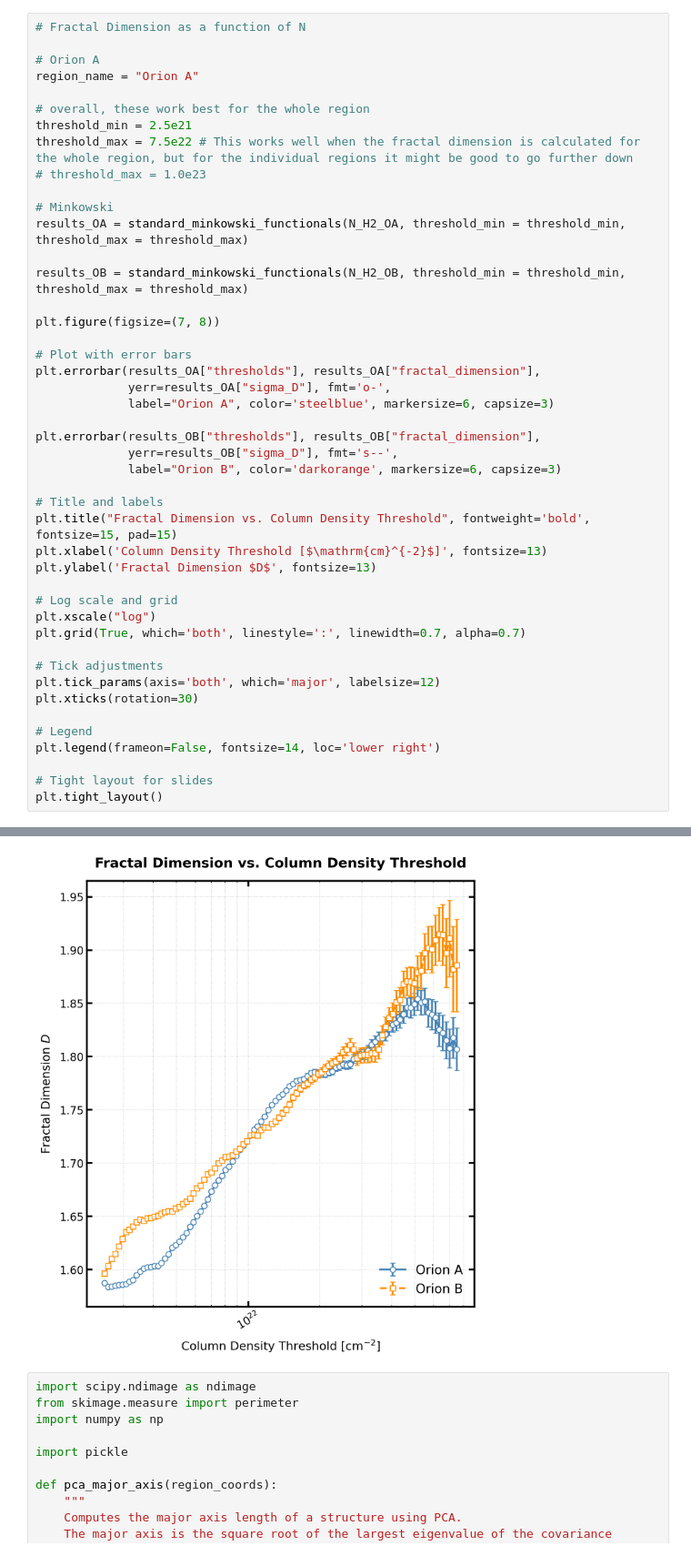
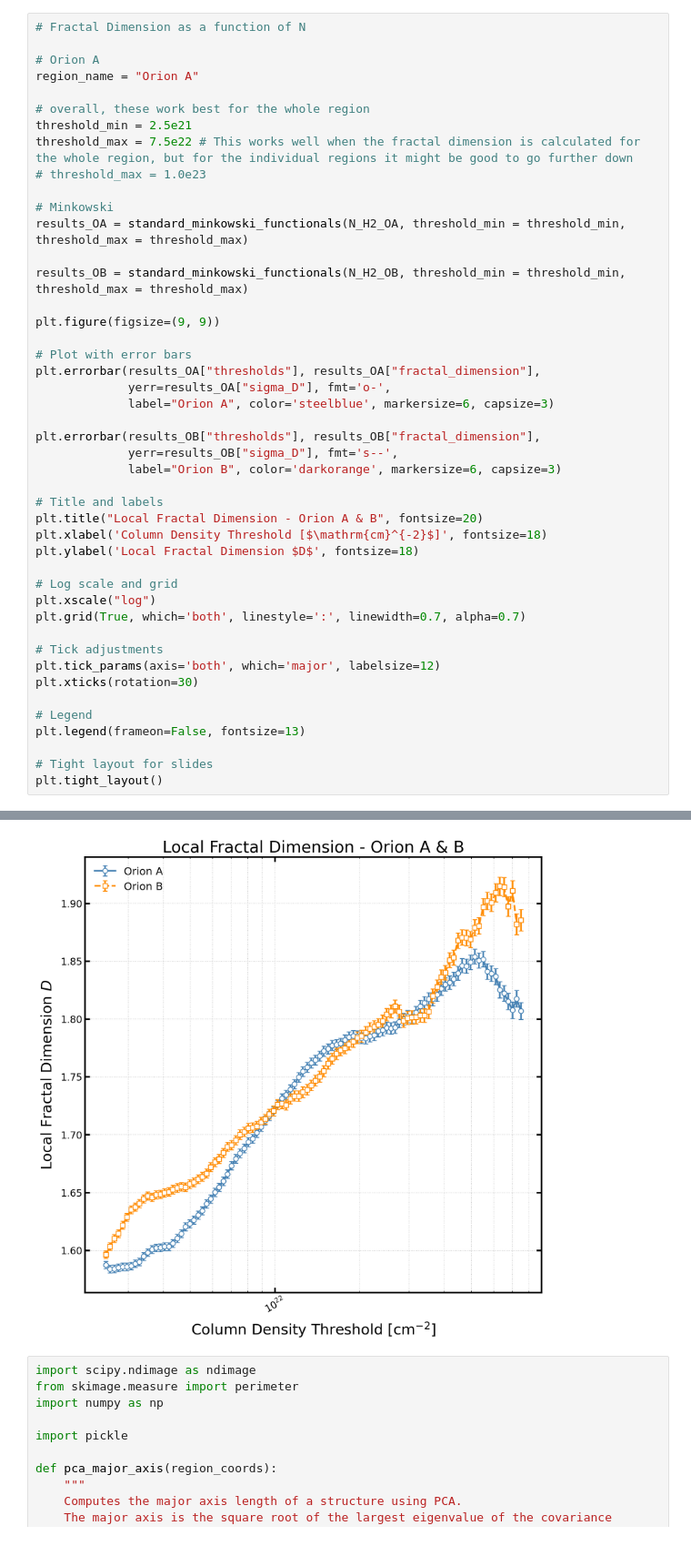
Before and after one commit to SimoneSped/fractal_OMC, a Jupyter notebook: Local_Properties.ipynb, the cells around one changed output, grey strips where cells are left out. Shown at 91% size. Drawn from its saved outputs; the diff is of its cells as text.

```diff
--- a/Local_Properties.ipynb
+++ b/Local_Properties.ipynb
@@ -46,39 +46,39 @@ results_OA = standard_minkowski_functionals(N_H2_OA, threshold_min = threshold_m
 
 results_OB = standard_minkowski_functionals(N_H2_OB, threshold_min = threshold_min, threshold_max = threshold_max)
 
-plt.figure(figsize=(7, 8))
+plt.figure(figsize=(9, 9))
 
 # Plot with error bars
 plt.errorbar(results_OA["thresholds"], results_OA["fractal_dimension"],
              yerr=results_OA["sigma_D"], fmt='o-',
              label="Orion A", color='steelblue', markersize=6, capsize=3)
 
 plt.errorbar(results_OB["thresholds"], results_OB["fractal_dimension"],
              yerr=results_OB["sigma_D"], fmt='s--',
              label="Orion B", color='darkorange', markersize=6, capsize=3)
 
 # Title and labels
-plt.title("Fractal Dimension vs. Column Density Threshold", fontweight='bold', fontsize=15, pad=15)
-plt.xlabel('Column Density Threshold [$\mathrm{cm}^{-2}$]', fontsize=13)
-plt.ylabel('Fractal Dimension $D$', fontsize=13)
+plt.title("Local Fractal Dimension - Orion A & B", fontsize=20)
+plt.xlabel('Column Density Threshold [$\mathrm{cm}^{-2}$]', fontsize=18)
+plt.ylabel('Local Fractal Dimension $D$', fontsize=18)
 
 # Log scale and grid
 plt.xscale("log")
 plt.grid(True, which='both', linestyle=':', linewidth=0.7, alpha=0.7)
 
 # Tick adjustments
 plt.tick_params(axis='both', which='major', labelsize=12)
 plt.xticks(rotation=30)
 
 # Legend
-plt.legend(frameon=False, fontsize=14, loc='lower right')
+plt.legend(frameon=False, fontsize=13)
 
 # Tight layout for slides
 plt.tight_layout()
 # %% [output]
 2.9388857827004227
 2.859715631165698
-[figure, old version]
+[figure, new version]
 # %%
 import scipy.ndimage as ndimage
 from skimage.measure import perimeter
```
Also changed, not shown: parts of 1 cell of this notebook, 5 other files.
